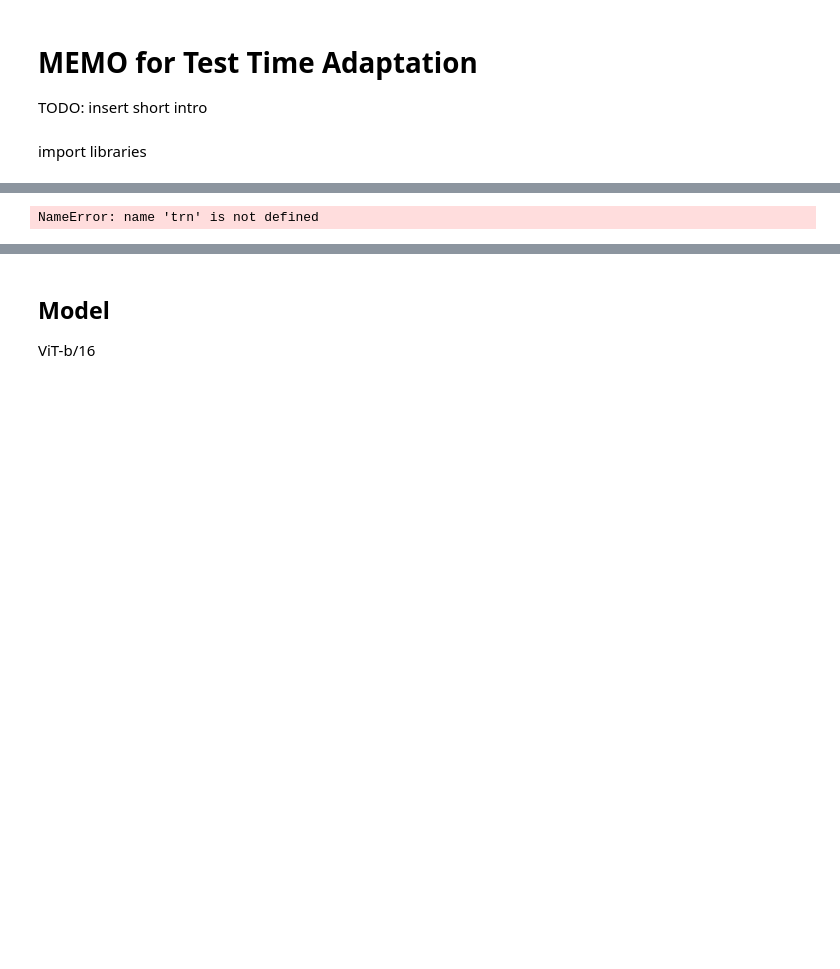
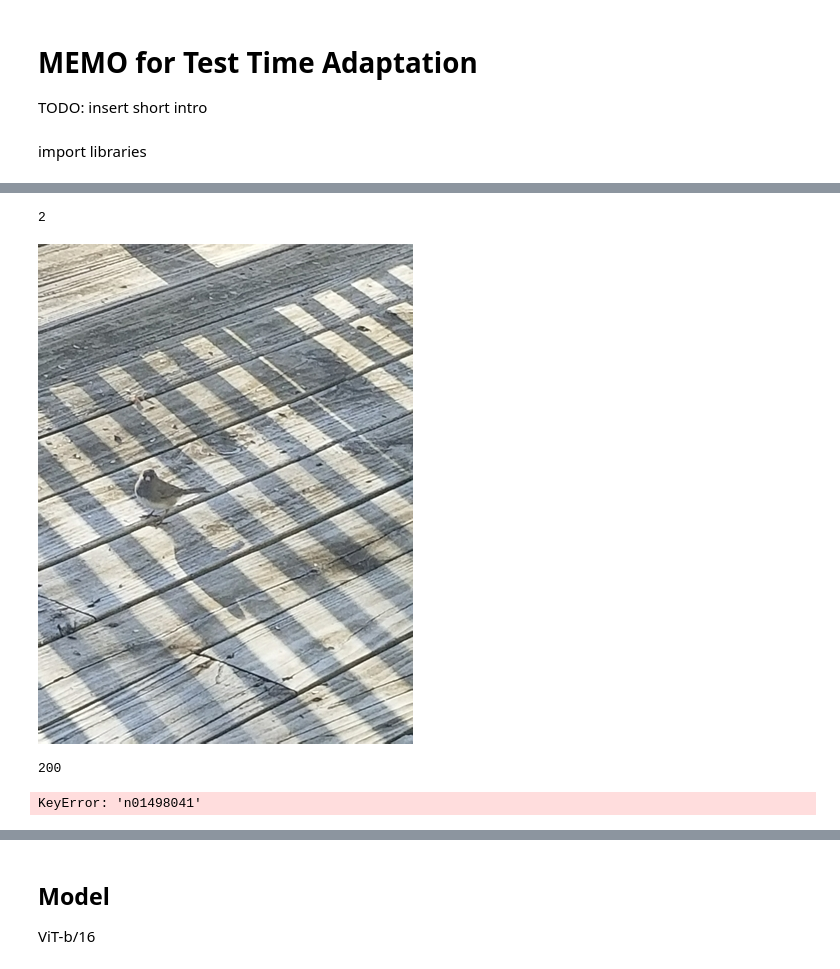
Before and after one commit to Dr3dre/Memo_DL2024, a Jupyter notebook: project.ipynb, the cells around one changed output, grey strips where cells are left out. Cells and saved outputs as stored; diff of their text form; code cells hidden in the pictures; blank space fills up the shorter version.

Commit message:
some tests for baseline accuracy

```diff
--- a/project.ipynb
+++ b/project.ipynb
@@ -88,3 +313,19 @@ class S3ImageFolder(Dataset):
+# %%
+id = 200
+
+print(imagenet_a[id][1])
+imagenet_a[id][0]
+# %% [output]
+2
+[figure, added]
+# %%
+len(imagenet_a.classes)
+# %% [output]
+200
+# %%
+imagenet_id_to_name[imagenet_a.classes[0]]
+# %% [output]
+KeyError: 'n01498041'
 # %%
 def get_data(batch_size, img_root):
     # Prepare data transformations for the train loader
@@ -113,20 +353,3 @@ def get_data(batch_size, img_root):
     test_loader = torch.utils.data.DataLoader(test_data, batch_size, shuffle=False, num_workers=4)
 
     return train_loader, test_loader
-# %%
-# from https://github.com/hendrycks/natural-adv-examples/blob/master/eval.py
-
-# adversarial samples
-
-import torchvision.transforms as trn
-
-thousand_k_to_200 = {}
-indices_in_1k = [k for k in thousand_k_to_200 if thousand_k_to_200[k] != -1]
-
-mean = [0.485, 0.456, 0.406]
-std = [0.229, 0.224, 0.225]
-
-test_transform = trn.Compose(
-    [trn.Resize(256), trn.CenterCrop(224), trn.ToTensor(), trn.Normalize(mean, std)])
-# %% [output]
-NameError: name 'trn' is not defined
```
Also changed, not shown: parts of 25 cells of this notebook.
